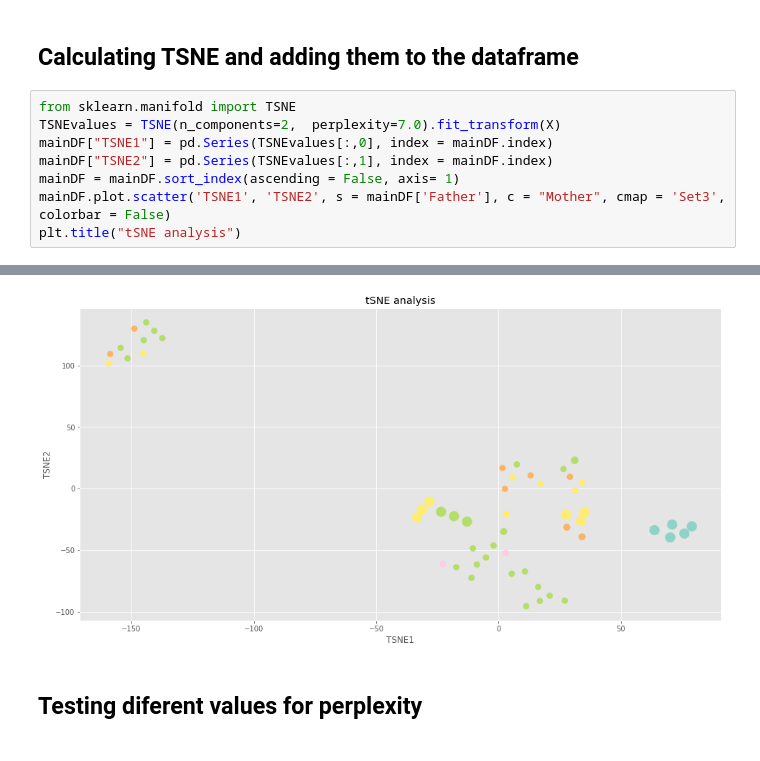
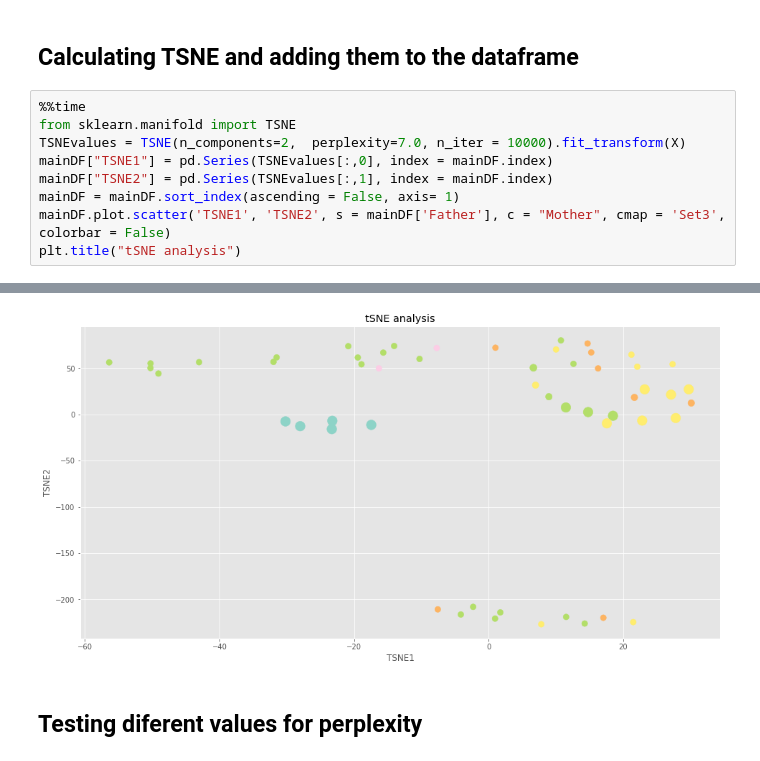
Before and after one commit to sanchestm/tSNE-vs-PCA-heritage-data, a Jupyter notebook: heritance viewer.ipynb, the cells around one changed output, grey strips where cells are left out. Saved outputs shown, nothing was run; the diff lists cells and outputs as text.

```diff
--- a/heritance viewer.ipynb
+++ b/heritance viewer.ipynb
@@ -81,8 +81,9 @@ Text(0.5,1,'PCA Analysis')
 # %% [markdown]
 ## Calculating TSNE and adding them to the dataframe
 # %%
+%%time
 from sklearn.manifold import TSNE
-TSNEvalues = TSNE(n_components=2,  perplexity=7.0).fit_transform(X)
+TSNEvalues = TSNE(n_components=2,  perplexity=7.0, n_iter = 10000).fit_transform(X)
 mainDF["TSNE1"] = pd.Series(TSNEvalues[:,0], index = mainDF.index)
 mainDF["TSNE2"] = pd.Series(TSNEvalues[:,1], index = mainDF.index)
 mainDF = mainDF.sort_index(ascending = False, axis= 1)
@@ -93,4 +95,4 @@ Text(0.5,1,'tSNE analysis')
-[figure, old version]
+[figure, new version]
 # %% [markdown]
 ## Testing diferent values for perplexity
 # %%
```
Also changed, not shown: parts of 6 cells of this notebook, 35 other files.
